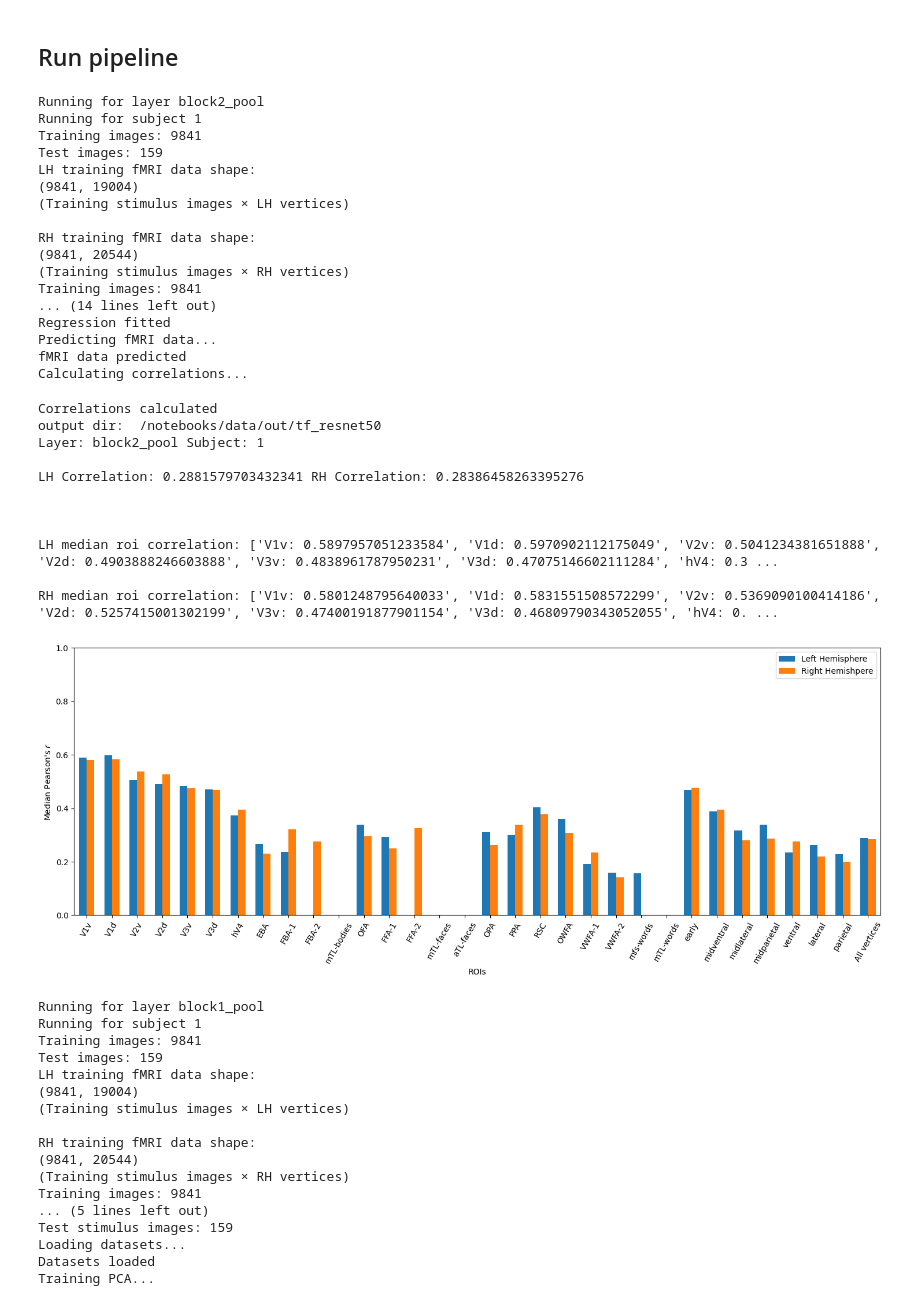
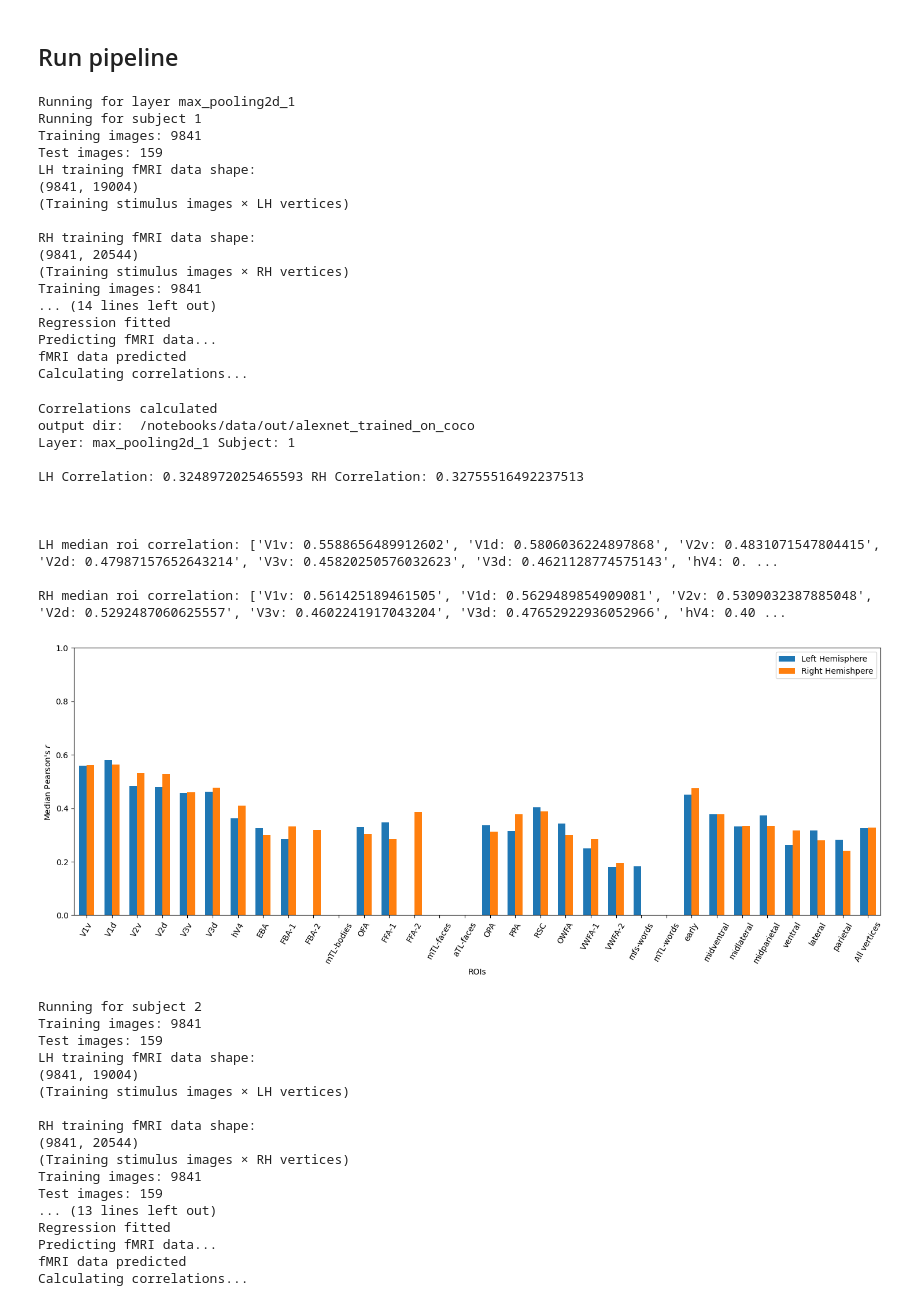
Before and after one commit to iannwtf-algonauts/algonauts23, a Jupyter notebook: notebooks/tf_pipeline.ipynb, the cells around one changed output. Drawn from its saved outputs; the diff is of its cells as text; code cells hidden in the pictures.

Commit message:
align abstractions and names to train notebook

```diff
--- a/notebooks/tf_pipeline.ipynb
+++ b/notebooks/tf_pipeline.ipynb
@@ -114,15 +111,12 @@ nodes and delete it.
 # %%
 def load_model(layer_name=None):
-    # Take models from here https://keras.io/api/applications/
     model = tf.keras.applications.VGG16(weights='imagenet', include_top=False)
     # Slice the model to extract features from a specific layer
     if layer_name is not None:
         model = tf.keras.Model(inputs=model.input, outputs=model.get_layer(layer_name).output)
     return model
 
-normalise_dataset = tf.keras.applications.vgg16.preprocess_input
-image_size = (224, 224)
-
-model = load_model()
-print(*(layer.name for layer in model.layers), sep=' -> ')
-del model
+def transform_image(image):
+    image = tf.image.resize(image, (224, 224))
+    image = tf.keras.applications.vgg16.preprocess_input(image)
+    return image
@@ -130,0 +125,18 @@ input_3 -> block1_conv1 -> block1_conv2 -> block1_pool -> block2_conv1 -> block2
+# %%
+model_filename = 'model.h5'
+
+def load_model(layer_name=None):
+    model = tf.keras.models.load_model(model_filename)
+    # Slice the model to extract features from a specific layer
+    if layer_name is not None:
+        model = tf.keras.Model(inputs=model.input, outputs=model.get_layer(layer_name).output)
+    return model
+
+def transform_image(image):
+    image = tf.image.resize(image, (227, 227))
+    image = tf.cast(image, tf.float32) / 127.5 - 1.0
+    mean = [0.485, 0.456, 0.406]
+    variance = [0.229, 0.224, 0.225]
+    normalization_layer = Normalization(mean=mean, variance=variance)
+    image = normalization_layer(image)
+    return image
@@ -132,7 +152,7 @@ input_3 -> block1_conv1 -> block1_conv2 -> block1_pool -> block2_conv1 -> block2
 ## Select layers and subjects
 Now let's define which layer(s) we will pick from, and which subject(s) to process
 # %%
-layers = ['block2_pool', 'block1_pool']
+layers = ['max_pooling2d_1']
 subjects = [
     1,
     # 2, 3, 4, 5, 6, 7, 8
@@ -153,7 +173,7 @@ for layer_name in layers:
         dataset = NSDDataset(challenge_data_dir, output_dir, subj)
 
         print('Loading datasets...')
-        train_ds, val_ds, test_ds = load_datasets(dataset, image_size, normalise_dataset)
+        train_ds, val_ds, test_ds = load_datasets(dataset, transform_image)
         print('Datasets loaded')
 
         # Load model for the iteration
@@ -193,42 +213,41 @@ for layer_name in layers:
         rh_correlation = corr.calculate_correlation(rh_fmri_val_pred, dataset.rh_fmri_val)
         print('Correlations calculated')
 
         corr.plot_and_write_correlations(dataset, lh_correlation, rh_correlation, exp_output_dir, layer_name, subj)
         # Save test predictions
         np.save(os.path.join(dataset.subject_submission_dir, 'lh_pred_test.npy'), lh_fmri_test_pred)
         np.save(os.path.join(dataset.subject_submission_dir, 'rh_pred_test.npy'), rh_fmri_test_pred)
 # %% [output]
-Running for layer block2_pool
+Running for layer max_pooling2d_1
 Running for subject 1
 Training images: 9841
 Test images: 159
 LH training fMRI data shape:
 (9841, 19004)
 (Training stimulus images × LH vertices)
 
 RH training fMRI data shape:
 (9841, 20544)
 (Training stimulus images × RH vertices)
 Training images: 9841
 ... (14 lines left out)
 Regression fitted
 Predicting fMRI data...
 fMRI data predicted
 Calculating correlations...
 Correlations calculated
-output dir:  /notebooks/data/out/tf_resnet50
-Layer: block2_pool Subject: 1
+output dir:  /notebooks/data/out/alexnet_trained_on_coco
+Layer: max_pooling2d_1 Subject: 1
 
-LH Correlation: 0.2881579703432341 RH Correlation: 0.28386458263395276
+LH Correlation: 0.3248972025465593 RH Correlation: 0.32755516492237513
 
 
 
-LH median roi correlation: ['V1v: 0.5897957051233584', 'V1d: 0.5970902112175049', 'V2v: 0.5041234381651888', 'V2d: 0.4903888246603888', 'V3v: 0.4838961787950231', 'V3d: 0.47075146602111284', 'hV4: 0.3 ...
+LH median roi correlation: ['V1v: 0.5588656489912602', 'V1d: 0.5806036224897868', 'V2v: 0.4831071547804415', 'V2d: 0.47987157652643214', 'V3v: 0.45820250576032623', 'V3d: 0.4621128774575143', 'hV4: 0. ...
 
-RH median roi correlation: ['V1v: 0.5801248795640033', 'V1d: 0.5831551508572299', 'V2v: 0.5369090100414186', 'V2d: 0.5257415001302199', 'V3v: 0.47400191877901154', 'V3d: 0.46809790343052055', 'hV4: 0. ...
+RH median roi correlation: ['V1v: 0.561425189461505', 'V1d: 0.5629489854909081', 'V2v: 0.5309032387885048', 'V2d: 0.5292487060625557', 'V3v: 0.4602241917043204', 'V3d: 0.47652922936052966', 'hV4: 0.40 ...
-[figure, old version]
+[figure, new version]
-Running for layer block1_pool
-Running for subject 1
+Running for subject 2
 Training images: 9841
 Test images: 159
 LH training fMRI data shape:
@@ -239,8 +258,9 @@ RH training fMRI data shape:
 (9841, 20544)
 (Training stimulus images × RH vertices)
 Training images: 9841
-... (5 lines left out)
-Test stimulus images: 159
-Loading datasets...
-Datasets loaded
-Training PCA...
+Test images: 159
+... (13 lines left out)
+Regression fitted
+Predicting fMRI data...
+fMRI data predicted
+Calculating correlations...
```
Also changed, not shown: parts of 9 cells of this notebook.
